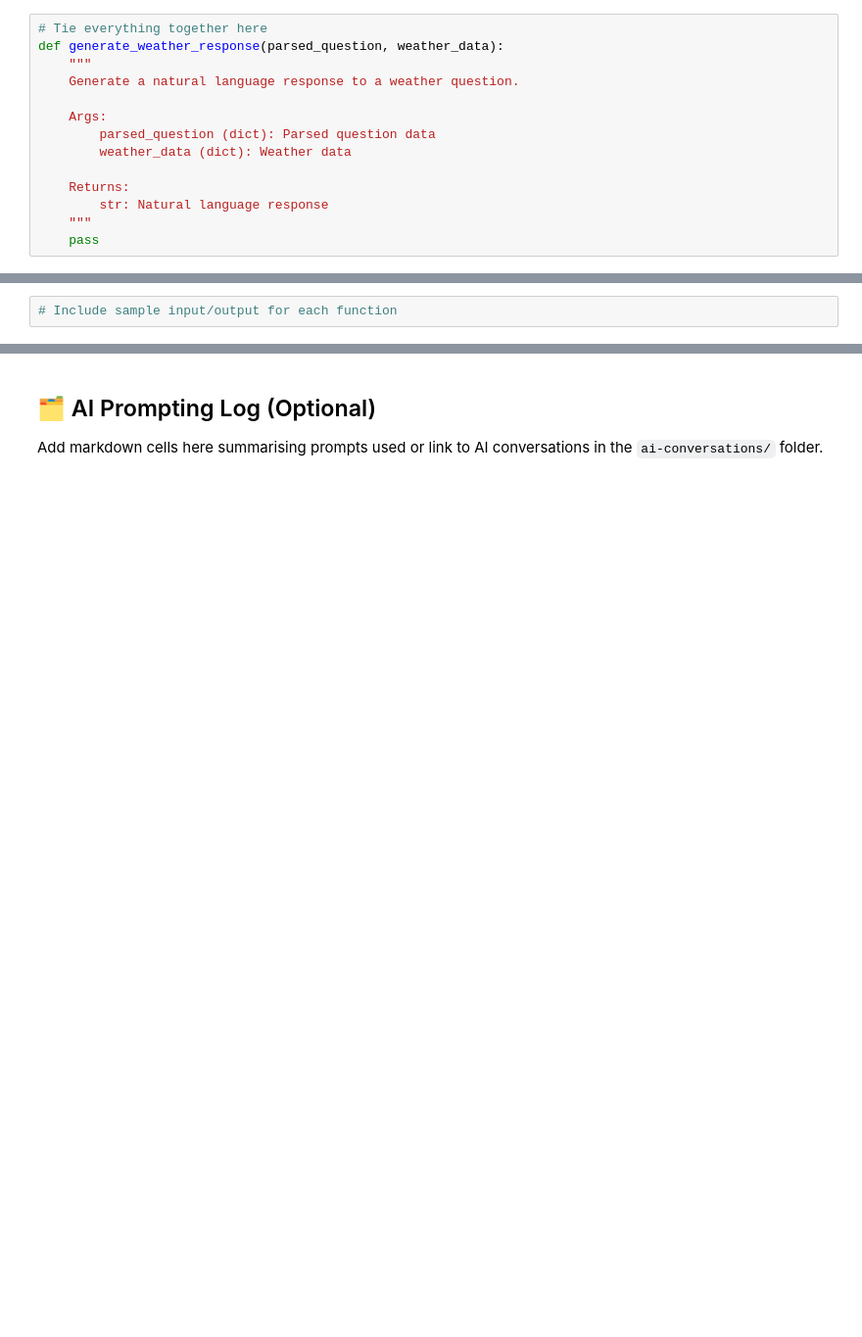
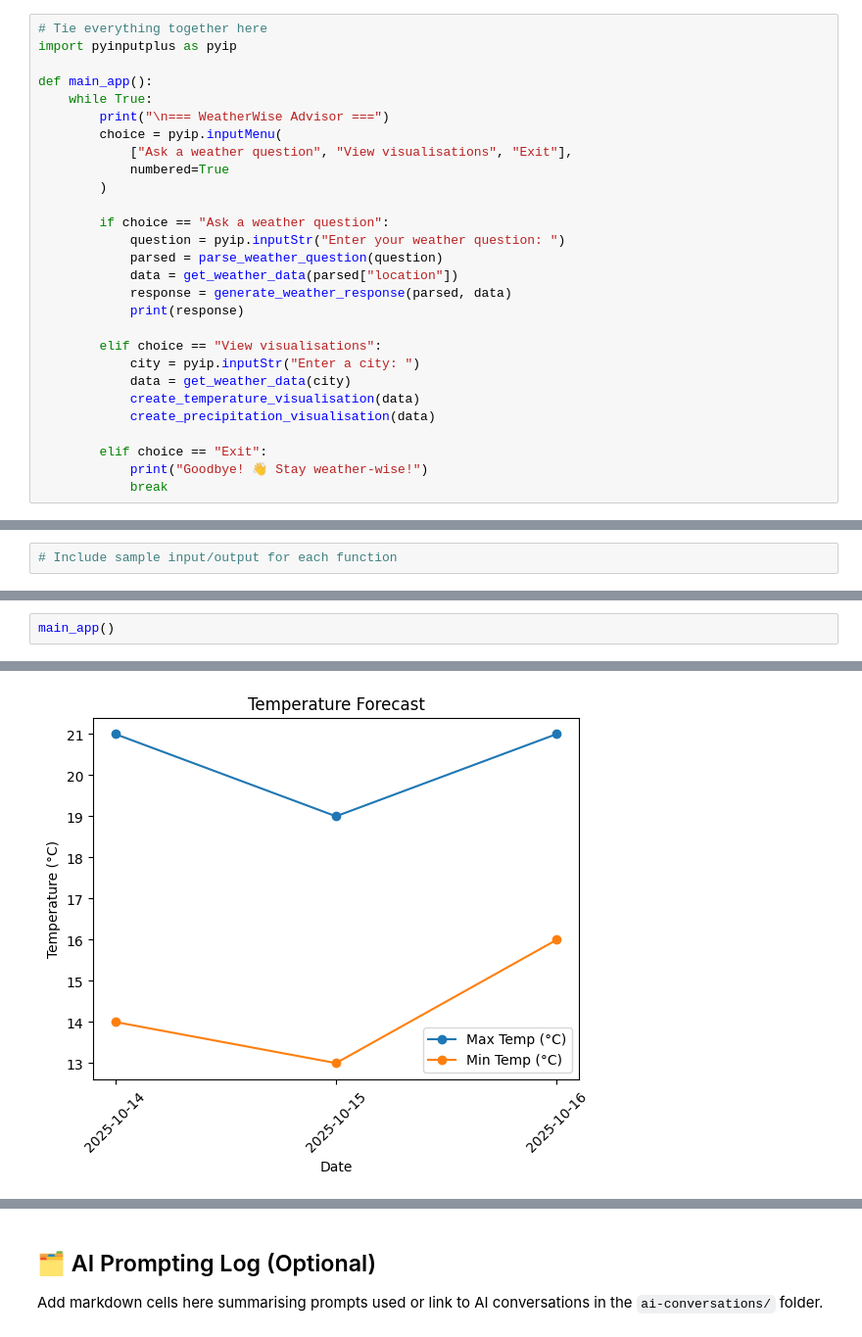
Before and after one commit to Hyunjiinko/ISYS5001_Weatherwise_Hyunjin-Ko, a Jupyter notebook: starter_notebook.ipynb, the cells around one changed output, grey strips where cells are left out. Shown at 98% size. Drawn from its saved outputs; the diff is of its cells as text; blank space fills up the shorter version.

```diff
--- a/starter_notebook.ipynb
+++ b/starter_notebook.ipynb
@@ -236,20 +236,34 @@ def main_menu():
             break
 # %% [markdown]
 ## 🧩 Main Application Logic
-# %%
-# Tie everything together here
-def generate_weather_response(parsed_question, weather_data):
-    """
-    Generate a natural language response to a weather question.
-
-    Args:
-        parsed_question (dict): Parsed question data
-        weather_data (dict): Weather data
-
-    Returns:
-        str: Natural language response
-    """
-    pass
+# %%
+# Tie everything together here
+import pyinputplus as pyip
+
+def main_app():
+    while True:
+        print("\n=== WeatherWise Advisor ===")
+        choice = pyip.inputMenu(
+            ["Ask a weather question", "View visualisations", "Exit"],
+            numbered=True
+        )
+
+        if choice == "Ask a weather question":
+            question = pyip.inputStr("Enter your weather question: ")
+            parsed = parse_weather_question(question)
+            data = get_weather_data(parsed["location"])
+            response = generate_weather_response(parsed, data)
+            print(response)
+
+        elif choice == "View visualisations":
+            city = pyip.inputStr("Enter a city: ")
+            data = get_weather_data(city)
+            create_temperature_visualisation(data)
+            create_precipitation_visualisation(data)
+
+        elif choice == "Exit":
+            print("Goodbye! 👋 Stay weather-wise!")
+            break
 # %% [markdown]
 ## 🧪 Testing and Examples
 # %%
@@ -286,0 +312,3 @@ Please select one of the following:
+# %%
+main_app()
+# %% [output]
@@ -286,0 +322 @@ Please select one of the following:
+[figure, added]
```
Also changed, not shown: parts of 7 cells of this notebook.
